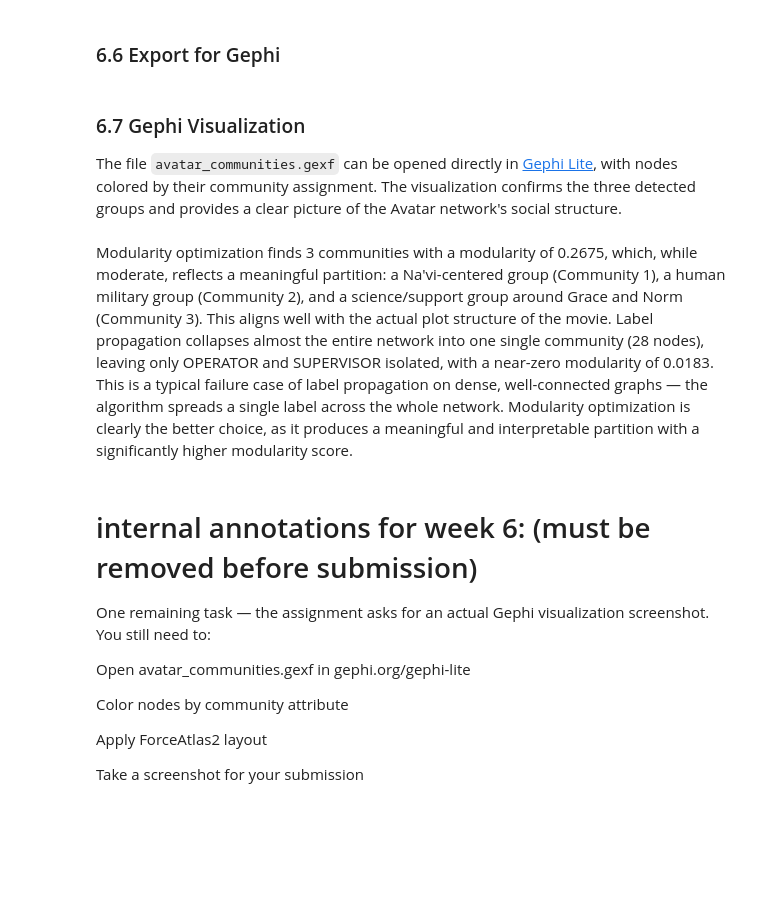
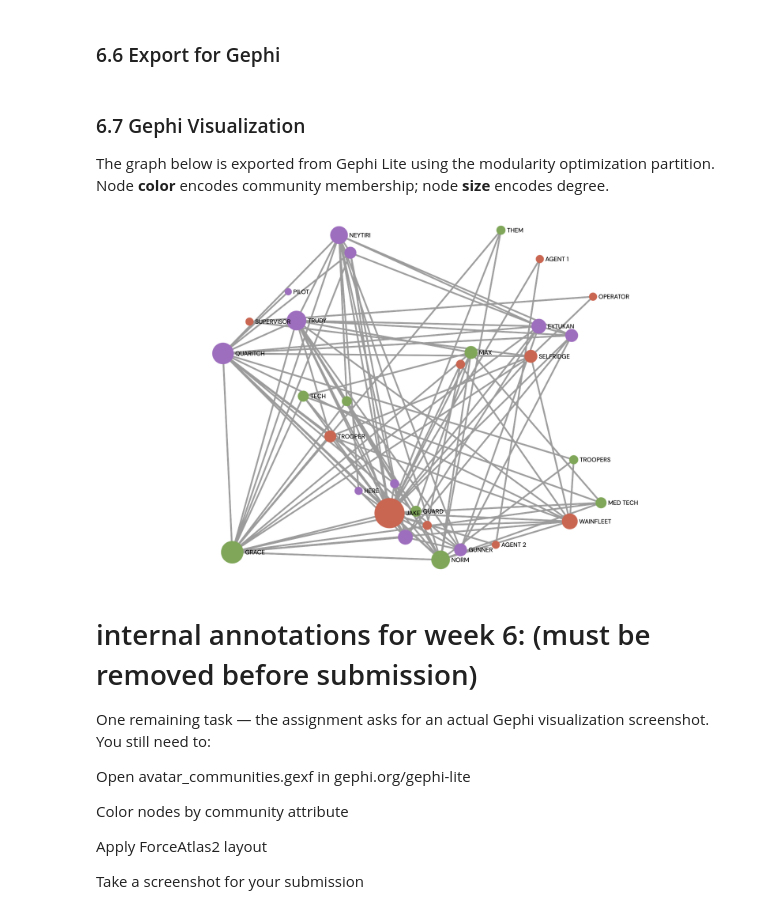
Before and after one commit to MoriondoTommaso/social-network-analysis-avatar-movie, a Jupyter notebook: notebooks/notebooks.ipynb, the cells around one changed output. Saved outputs shown, nothing was run; the diff lists cells and outputs as text; code cells hidden in the pictures; blank space fills up the shorter version.

Commit message:
Add Gephi visualization to notebook Week 6

```diff
--- a/notebooks/notebooks.ipynb
+++ b/notebooks/notebooks.ipynb
@@ -631,11 +633,19 @@ nx.write_gexf(G_unw, "avatar_communities.gexf")
 # %% [markdown]
 ### 6.7 Gephi Visualization
 
-The file `avatar_communities.gexf` can be opened directly in [Gephi Lite](https://gephi.org/gephi-lite/), with nodes colored by their community assignment. The visualization confirms the three detected groups and provides a clear picture of the Avatar network's social structure.
+The graph below is exported from Gephi Lite using the modularity optimization partition.
+Node **color** encodes community membership; node **size** encodes degree.
-# %% [markdown]
-Modularity optimization finds 3 communities with a modularity of 0.2675, which, while moderate, reflects a meaningful partition: a Na'vi-centered group (Community 1), a human military group (Community 2), and a science/support group around Grace and Norm (Community 3). This aligns well with the actual plot structure of the movie.
-Label propagation collapses almost the entire network into one single community (28 nodes), leaving only OPERATOR and SUPERVISOR isolated, with a near-zero modularity of 0.0183. This is a typical failure case of label propagation on dense, well-connected graphs — the algorithm spreads a single label across the whole network.
-Modularity optimization is clearly the better choice, as it produces a meaningful and interpretable partition with a significantly higher modularity score.
+# %%
+import os
+for root, dirs, files in os.walk(Path.cwd().parent):
+    for f in files:
+        if 'gephi' in f.lower():
+            P = os.path.join(root, f)
+# %%
+from IPython.display import Image
+Image(P, width=900)
+# %% [output]
+[figure, added]
 # %% [markdown]
 # internal annotations for week 6: (must be removed before submission)
 One remaining task — the assignment asks for an actual Gephi visualization screenshot. You still need to:
```
Also changed, not shown: parts of 5 cells of this notebook.
